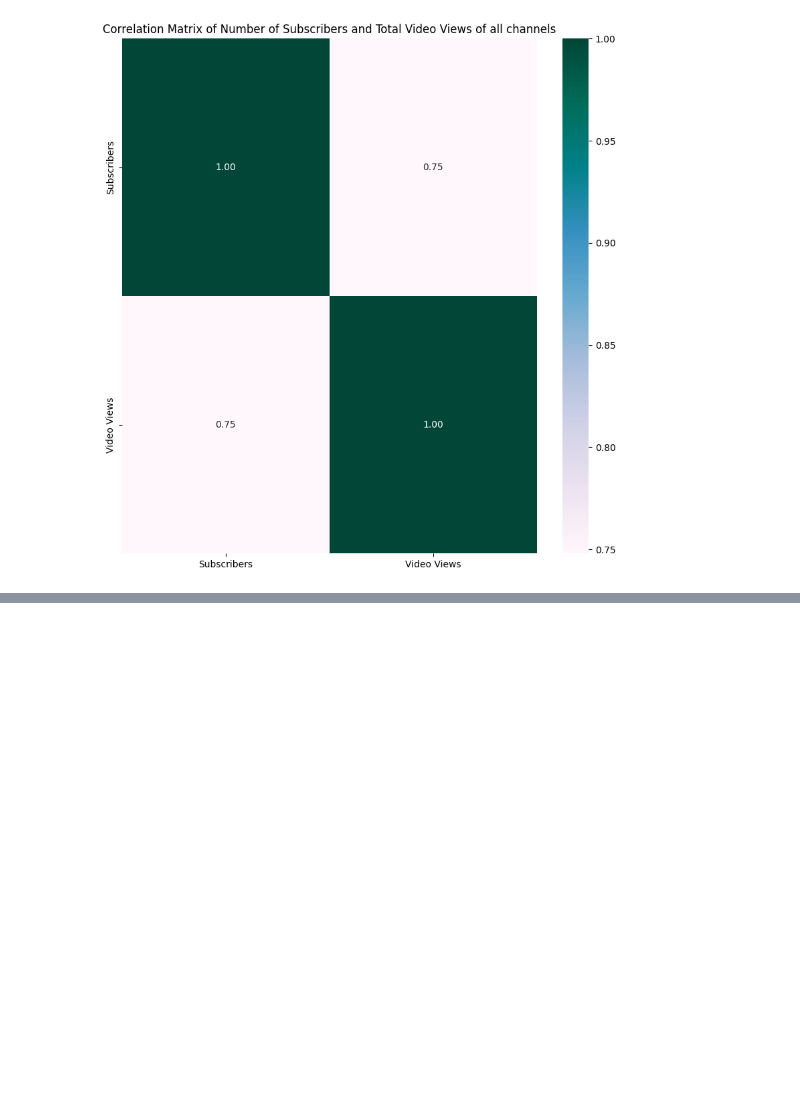
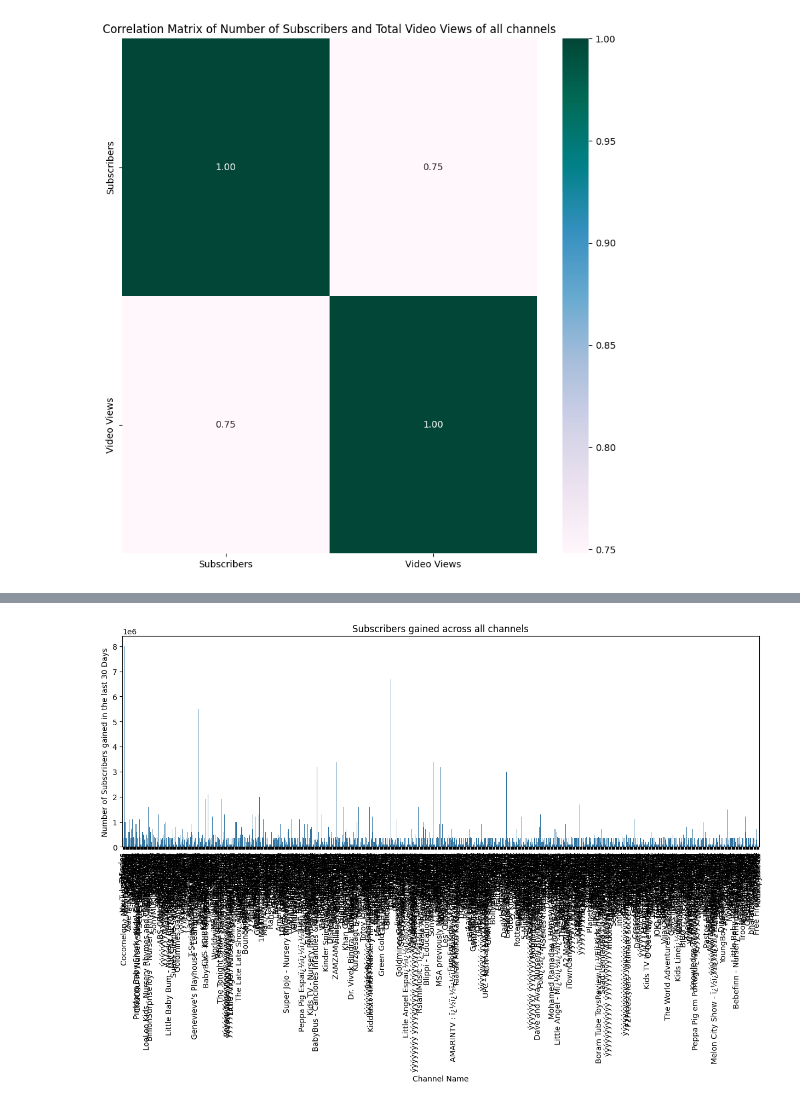
Before and after one commit to dheerajrajappikonda/EDA, a Jupyter notebook: EDA_Youtube.ipynb, the cells around one changed output, grey strips where cells are left out. Drawn from its saved outputs; the diff is of its cells as text; code cells hidden in the pictures; blank space fills up the shorter version.

```diff
--- a/EDA_Youtube.ipynb
+++ b/EDA_Youtube.ipynb
@@ -355,0 +344,10 @@ Name: Lowest_Monthly_Earnings, dtype: float64
+# %%
+plt.figure(figsize=(15, 5))
+sns.barplot(x = "Youtuber", y = "Subscribers_for_the_last_30_Days", data = df)
+plt.xlabel("Channel Name")
+plt.ylabel("Number of Subscribers gained in the last 30 Days")
+plt.title("Subscribers gained across all channels")
+plt.xticks(rotation = 90)
+plt.show()
+# %% [output]
+[figure, added]
```
Also changed, not shown: parts of 2 cells of this notebook.
